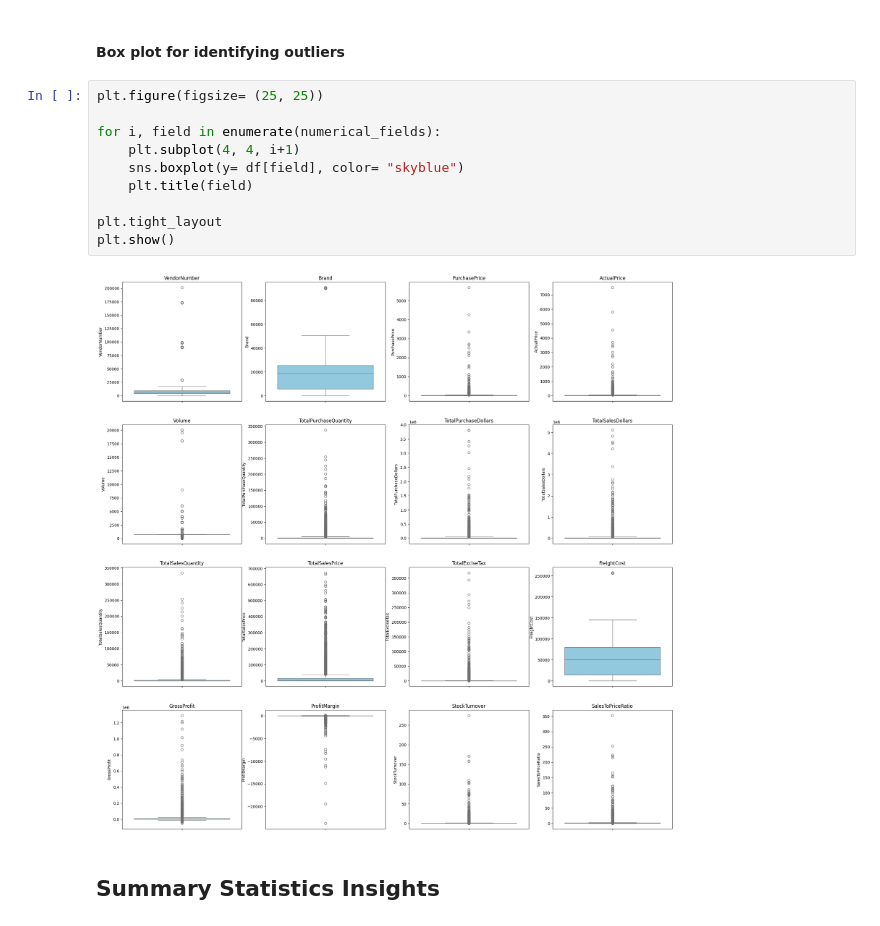
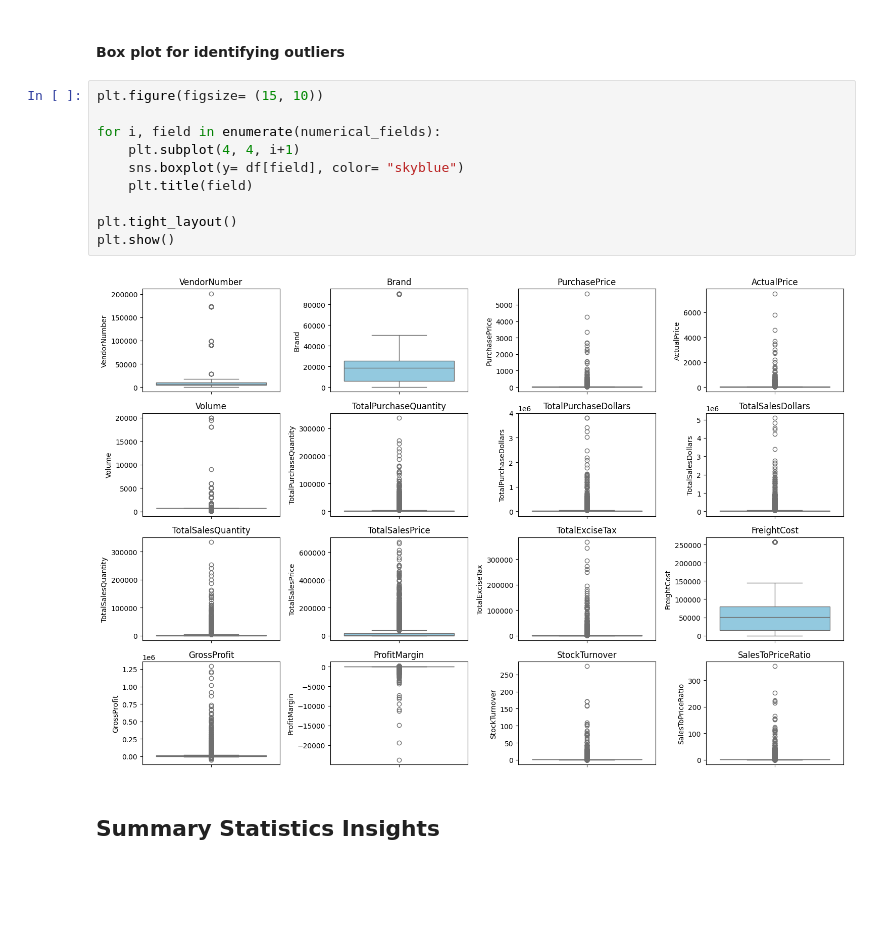
Before and after one commit to fahim-ysr/Vendor-Performance-Analysis, a Jupyter notebook: Exploratory Data Analysis.ipynb, the cells around one changed output. Cells and saved outputs as stored; diff of their text form; blank space fills up the shorter version.

```diff
--- a/Exploratory Data Analysis.ipynb
+++ b/Exploratory Data Analysis.ipynb
@@ -97,17 +97,17 @@ plt.show()
 # %% [markdown]
 #### Box plot for identifying outliers
 # %%
-plt.figure(figsize= (25, 25))
+plt.figure(figsize= (15, 10))
 
 for i, field in enumerate(numerical_fields):
     plt.subplot(4, 4, i+1)
     sns.boxplot(y= df[field], color= "skyblue")
     plt.title(field)
 
-plt.tight_layout
+plt.tight_layout()
 plt.show()
 # %% [output]
-[figure, old version]
+[figure, new version]
 # %% [markdown]
 ## Summary Statistics Insights
 # %% [markdown]
```
Also changed, not shown: parts of 14 cells of this notebook.
